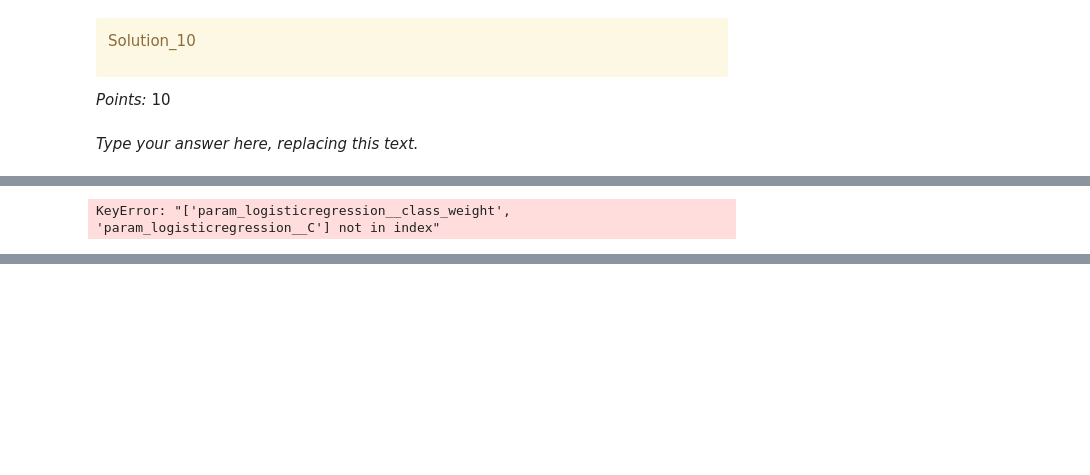
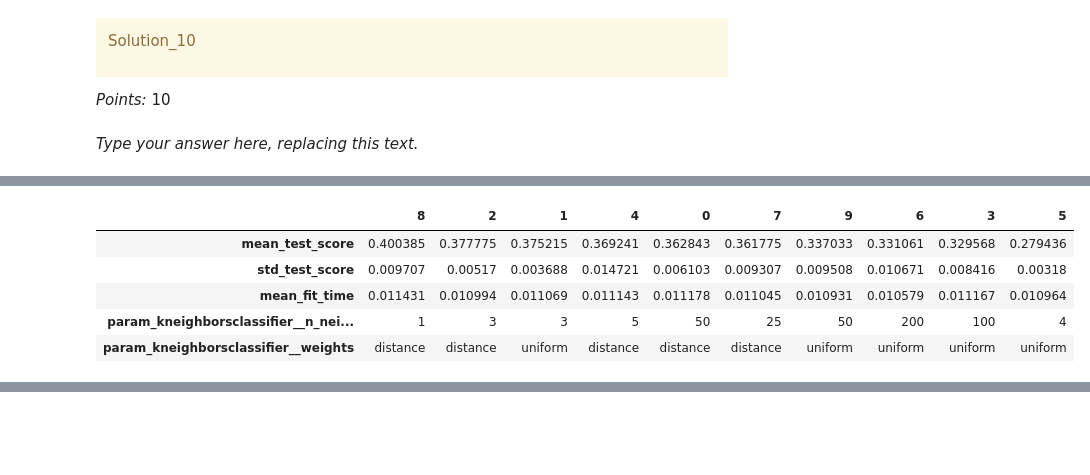
Before and after one commit to Nick-Fong925/CPSC330-hw5, a Jupyter notebook: hw5.ipynb, the cells around one changed output, grey strips where cells are left out. Saved outputs shown, nothing was run; the diff lists cells and outputs as text; code cells hidden in the pictures; blank space fills up the shorter version.

```diff
--- a/hw5.ipynb
+++ b/hw5.ipynb
@@ -871,29 +860,35 @@ rfc_df_sorted
 # %%
 param_grid_knn = {
     "kneighborsclassifier__n_neighbors": [1,2,3,4, 5, 10, 25, 50, 100, 200],
     "kneighborsclassifier__weights": ['distance', "uniform"]}
 
 random_search_knn = RandomizedSearchCV(pipe_knn,
                   param_distributions = param_grid_knn,
                   n_iter=10,
                   scoring=recall_scorer,
                   refit='recall',
                   return_train_score=True,random_state=123)
 
 random_search_knn.fit(X_train, y_train)
 
 knn_df_sorted = pd.DataFrame(random_search_knn.cv_results_)[
     [
-         "mean_test_score",
+        "mean_test_score",
         "std_test_score",
         "mean_fit_time",
-        'param_logisticregression__class_weight',
-        'param_logisticregression__C']
+        'param_kneighborsclassifier__n_neighbors',
+        'param_kneighborsclassifier__weights'
+    ]
+].sort_values(
+    by=["mean_test_score"],  # Sorting by mean_test_score, as this matches the column name
+    ascending=False
+).T
 
-].sort_values(
-    by=["mean_test_recall"],  # Sorting criteria
-    ascending=False  # Sort in descending order
-).T
 knn_df_sorted
 # %% [output]
-KeyError: "['param_logisticregression__class_weight', 'param_logisticregression__C'] not in index"
+|  | 8 | 2 | 1 | 4 | 0 | 7 | 9 | 6 | 3 | 5 |
+| mean_test_score | 0.400385 | 0.377775 | 0.375215 | 0.369241 | 0.362843 | 0.361775 | 0.337033 | 0.331061 | 0.329568 | 0.279436 |
+| std_test_score | 0.009707 | 0.00517 | 0.003688 | 0.014721 | 0.006103 | 0.009307 | 0.009508 | 0.010671 | 0.008416 | 0.00318 |
+| mean_fit_time | 0.011431 | 0.010994 | 0.011069 | 0.011143 | 0.011178 | 0.011045 | 0.010931 | 0.010579 | 0.011167 | 0.010964 |
+| param_kneighborsclassifier__n_nei... | 1 | 3 | 3 | 5 | 50 | 25 | 50 | 200 | 100 | 4 |
+| param_kneighborsclassifier__weights | distance | distance | uniform | distance | distance | distance | uniform | uniform | uniform | uniform |
```
Also changed, not shown: parts of 19 cells of this notebook, 1 other file.
